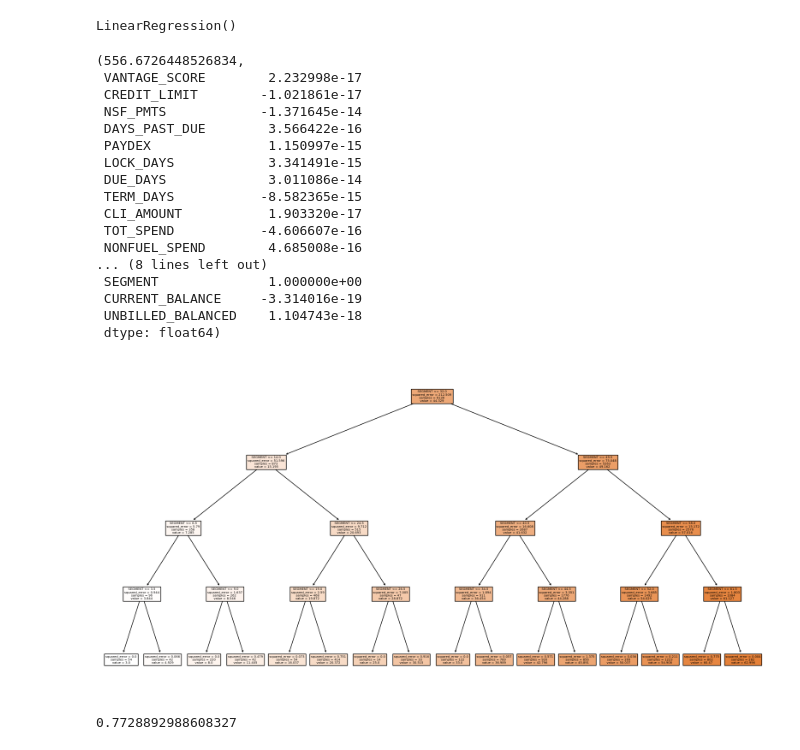
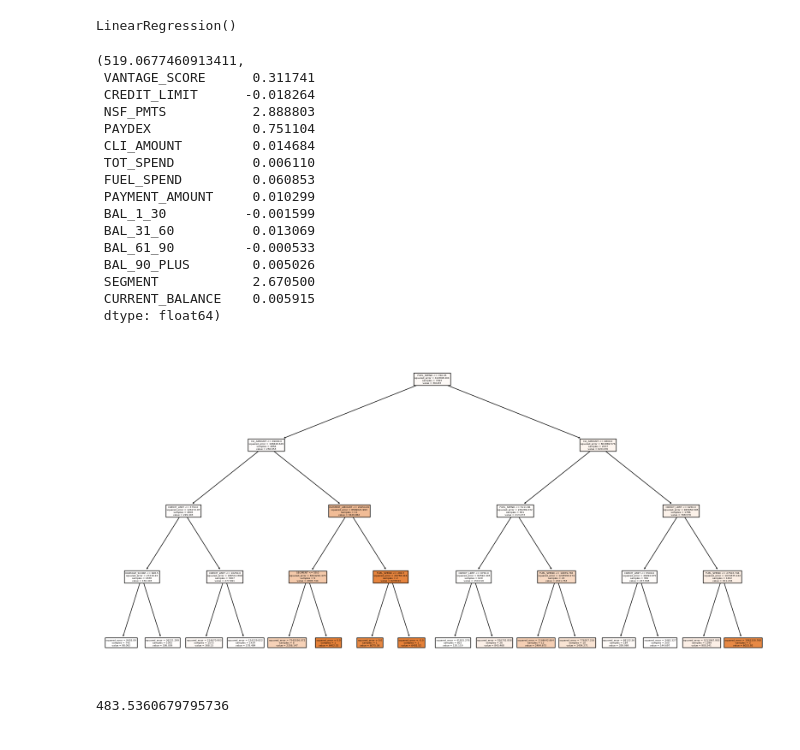
Before and after one commit to luciaplacidi/banl, a Jupyter notebook: fleetcor.ipynb, the cells around one changed output. Saved outputs shown, nothing was run; the diff lists cells and outputs as text; code cells hidden in the pictures.

```diff
--- a/fleetcor.ipynb
+++ b/fleetcor.ipynb
@@ -184,9 +184,10 @@ rmse_dt
 predictors2 = ['VANTAGE_SCORE', 'CREDIT_LIMIT', 'NSF_PMTS', 'PAYDEX', 'CLI_AMOUNT', 'TOT_SPEND', 'FUEL_SPEND', 'PAYMENT_AMOUNT', 'BAL_1_30', 'BAL_31_60', 'BAL_61_90', 'BAL_90_PLUS', 'SEGMENT', 'CURRENT_BALANCE']
 # %%
 segment = 'SEGMENT'
-data2 = df.dropna(subset=predictors + [segment])
-X2 = data[predictors]
-y2 = data[segment]
+target = 'TOT_NET_REV'
+data2 = df.dropna(subset=predictors2 + [target])
+X2 = data[predictors2]
+y2 = data[target]
 # %%
 X_train2, X_test2, y_train2, y_test2 = train_test_split(X2, y2, test_size=0.2, random_state=42)
 # %%
@@ -201,40 +202,39 @@ rmse2 = np.sqrt(mse)
 # %%
-coefficients2 = pd.Series(lr_model.coef_, index=predictors)
+coefficients2 = pd.Series(lr_model.coef_, index=predictors2)
 
 rmse2, coefficients2
 # %% [output]
-(556.6726448526834,
- VANTAGE_SCORE        2.232998e-17
- CREDIT_LIMIT        -1.021861e-17
- NSF_PMTS            -1.371645e-14
- DAYS_PAST_DUE        3.566422e-16
- PAYDEX               1.150997e-15
- LOCK_DAYS            3.341491e-15
- DUE_DAYS             3.011086e-14
- TERM_DAYS           -8.582365e-15
- CLI_AMOUNT           1.903320e-17
- TOT_SPEND           -4.606607e-16
- NONFUEL_SPEND        4.685008e-16
-... (8 lines left out)
- SEGMENT              1.000000e+00
- CURRENT_BALANCE     -3.314016e-19
- UNBILLED_BALANCED    1.104743e-18
+(519.0677460913411,
+ VANTAGE_SCORE      0.311741
+ CREDIT_LIMIT      -0.018264
+ NSF_PMTS           2.888803
+ PAYDEX             0.751104
+ CLI_AMOUNT         0.014684
+ TOT_SPEND          0.006110
+ FUEL_SPEND         0.060853
+ PAYMENT_AMOUNT     0.010299
+ BAL_1_30          -0.001599
+ BAL_31_60          0.013069
+ BAL_61_90         -0.000533
+ BAL_90_PLUS        0.005026
+ SEGMENT            2.670500
+ CURRENT_BALANCE    0.005915
  dtype: float64)
 # %%
 dt_model2 = DecisionTreeRegressor(max_depth=4, random_state=42)
 dt_model2.fit(X_train2, y_train2)
 
 # Predict and evaluate
 y_pred_dt2 = dt_model2.predict(X_test2)
 mse_dt2 = mean_squared_error(y_test2, y_pred_dt2)
 rmse_dt2 = np.sqrt(mse_dt2)
 
 # Visualize the decision tree
 plt.figure(figsize=(20,10))
-plot_tree(dt_model2, feature_names=predictors, filled=True)
+plot_tree(dt_model2, feature_names=predictors2, filled=True)
 plt.show()
 
 rmse_dt2
 # %% [output]
-[figure, old version]
+[figure, new version]
-0.7728892988608327
+483.5360679795736
```
Also changed, not shown: parts of 13 cells of this notebook.
